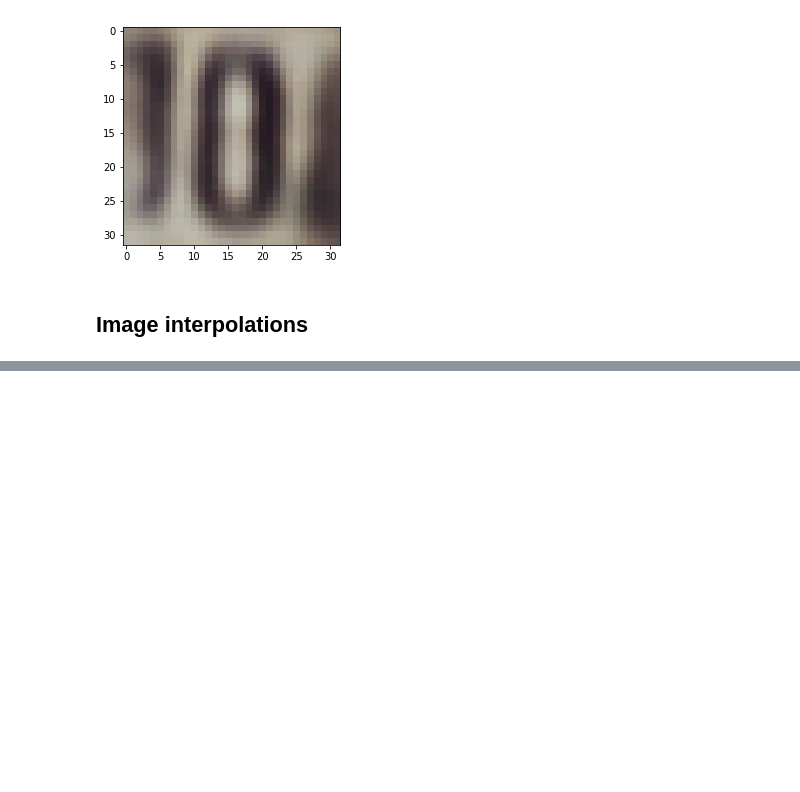
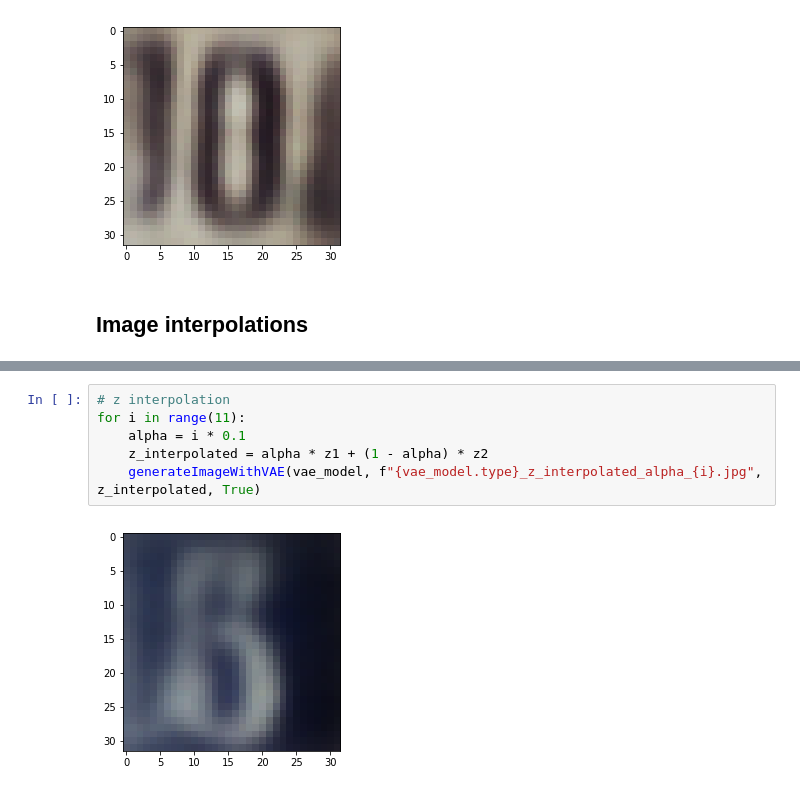
Before and after one commit to PBarde/IFT6135H19_assignment, a Jupyter notebook: assignment3/q3.ipynb, the cells around one changed output, grey strips where cells are left out. Drawn from its saved outputs; the diff is of its cells as text; blank space fills up the shorter version.

Commit message:
vae interpolations

```diff
--- a/assignment3/q3.ipynb
+++ b/assignment3/q3.ipynb
@@ -290,0 +301,8 @@ generateImageWithVAE(vae_model, f"{vae_model.type}_manually_improved_image.jpg",
+# %%
+# z interpolation
+for i in range(11):
+    alpha = i * 0.1
+    z_interpolated = alpha * z1 + (1 - alpha) * z2
+    generateImageWithVAE(vae_model, f"{vae_model.type}_z_interpolated_alpha_{i}.jpg", z_interpolated, True)
+# %% [output]
+[figure, added]
```
Also changed, not shown: parts of 3 cells of this notebook.
